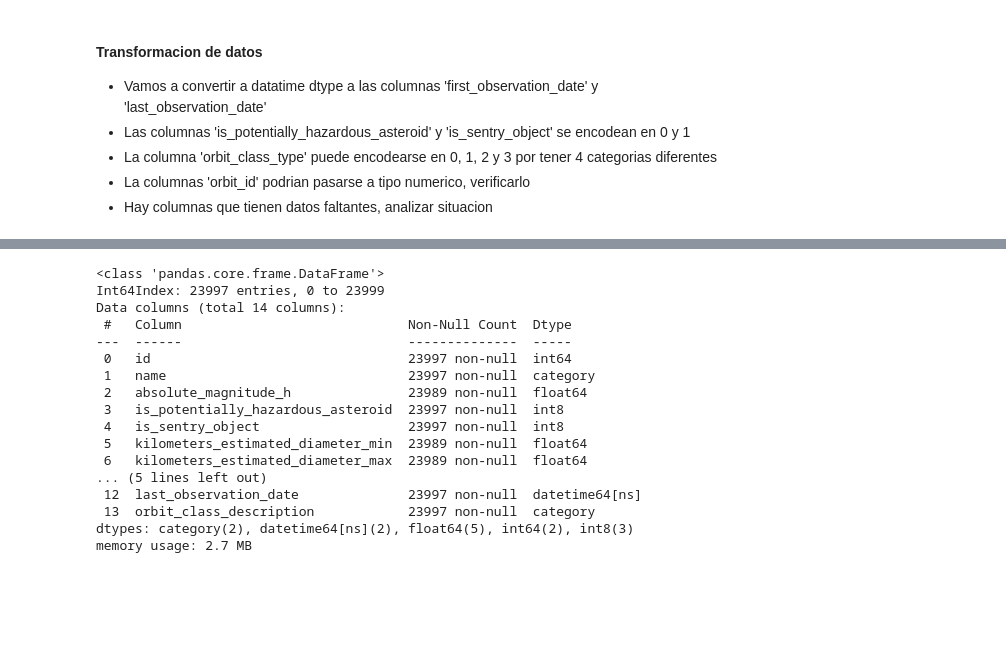
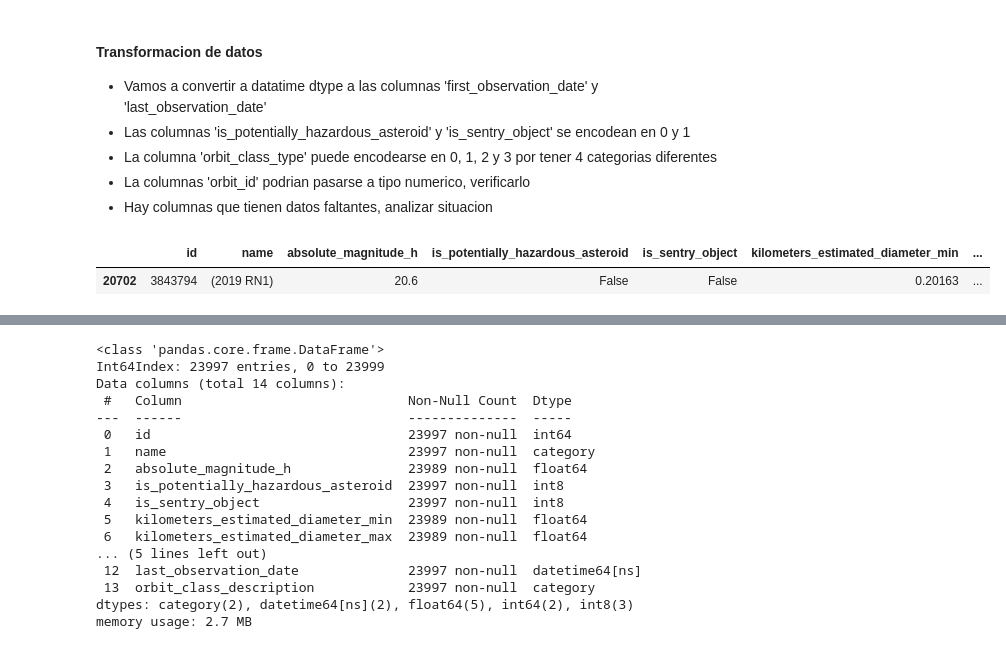
Before and after one commit to lusilve44/Final-Project-4Geeks, a Jupyter notebook: src/explore.ipynb, the cells around one changed output, grey strips where cells are left out. Saved outputs shown, nothing was run; the diff lists cells and outputs as text; code cells hidden in the pictures; blank space fills up the shorter version.

```diff
--- a/src/explore.ipynb
+++ b/src/explore.ipynb
@@ -311,4 +315,11 @@ memory usage: 2.2+ MB
 # Hay un valor en la columna 'first_observation_date' que vale '2008-??-??', por lo cual
 # no es posible convertirlo a datetime tipo de dato. Entonces procedemos a borrar ese registro
+# %%
+df_raw[df_raw['first_observation_date'] == '2008-??-??']
+
+# El registro a eliminar corresponde a la categoria mayoritaria de la columna 'is_potentially_hazardous_asteroid'
+# %% [output]
+|  | id | name | absolute_magnitude_h | is_potentially_hazardous_asteroid | is_sentry_object | kilometers_estimated_diameter_min | ... |
+| 20702 | 3843794 | (2019 RN1) | 20.6 | False | False | 0.20163 | ... |
 # %%
 df_raw = df_raw.drop(df_raw[df_raw['first_observation_date'] == '2008-??-??'].index[0])
```
Also changed, not shown: parts of 39 cells of this notebook, 3 other files.
